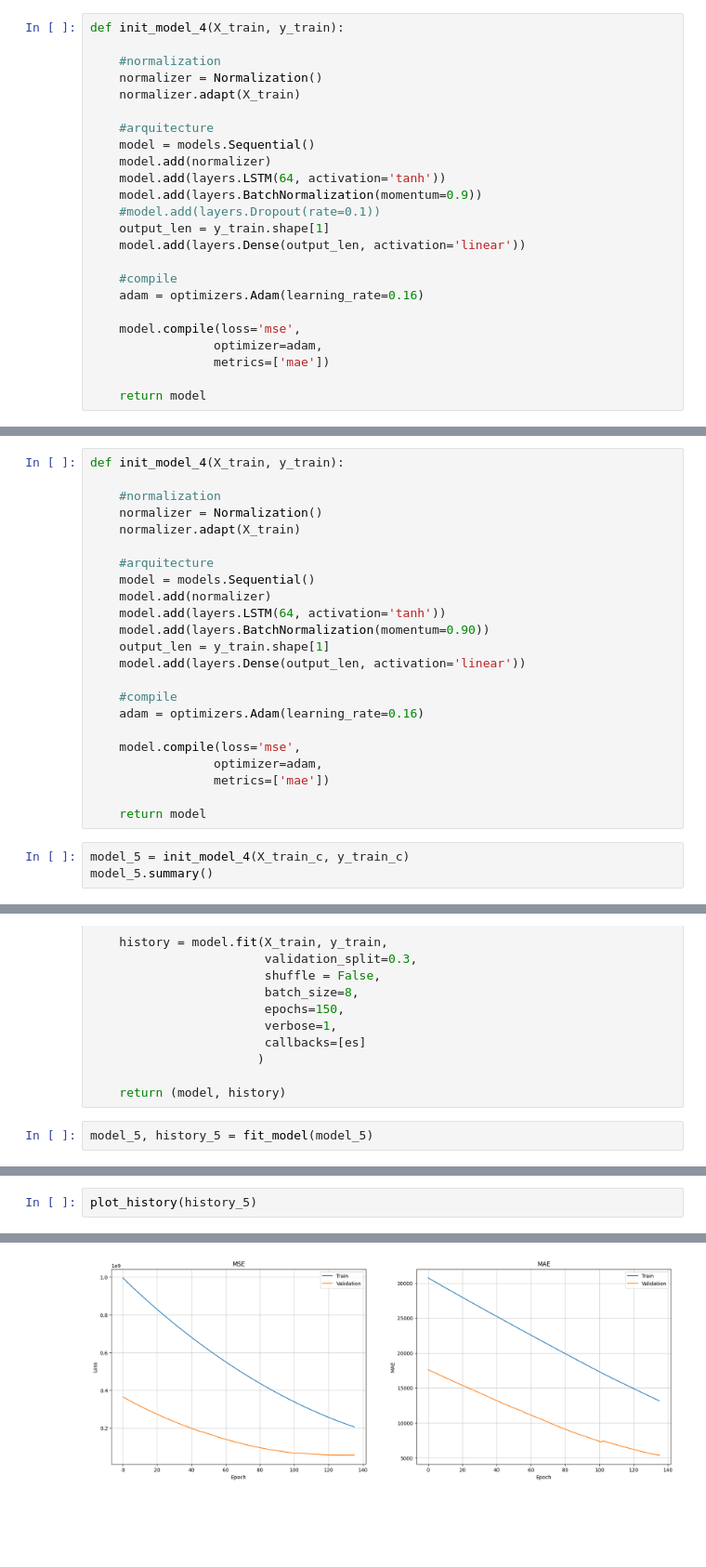
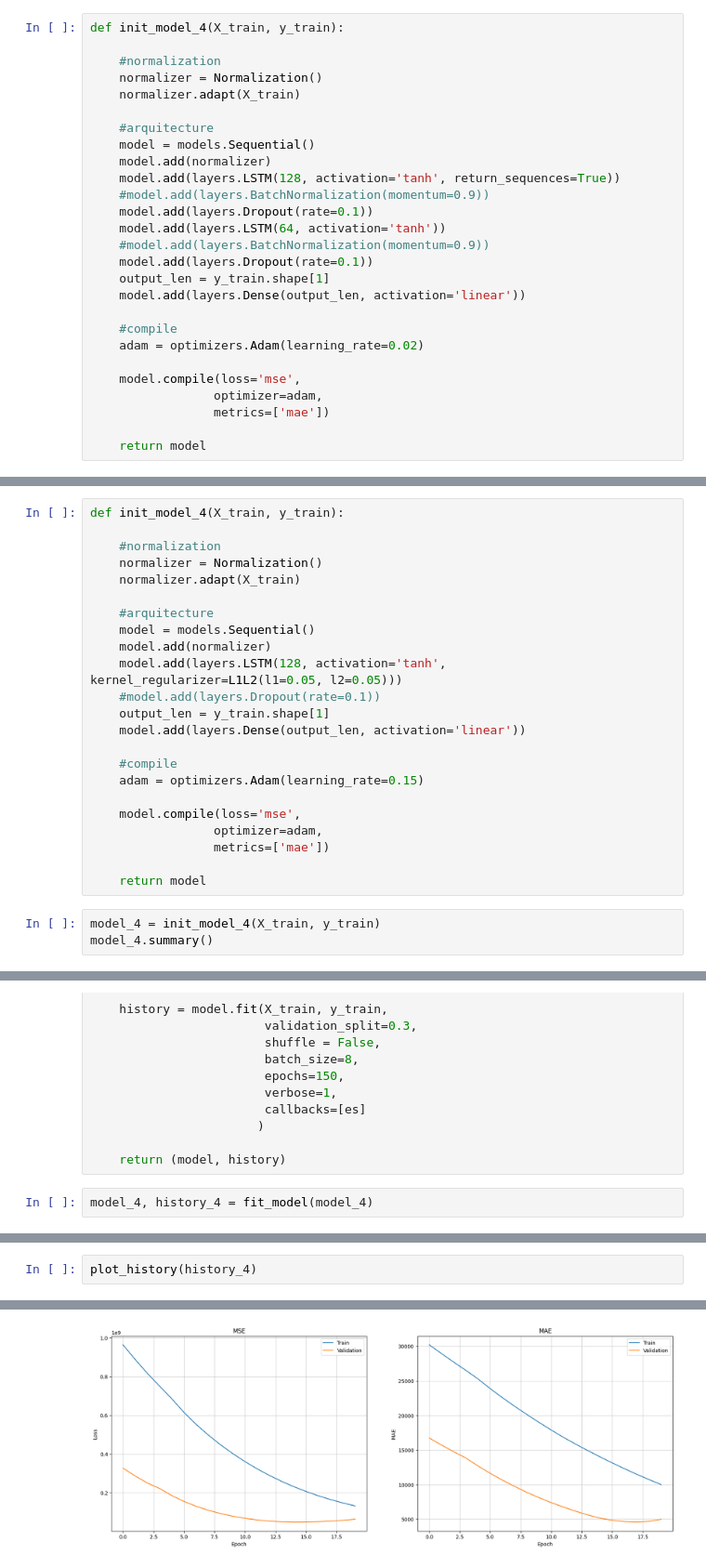
Before and after one commit to mattwagon/oil_production_prediction, a Jupyter notebook: notebooks/eduardo - rnn-model.ipynb, the cells around one changed output, grey strips where cells are left out. Shown at 93% size. Saved outputs shown, nothing was run; the diff lists cells and outputs as text; blank space fills up the shorter version.

Commit message:
Tried different RNN models but none seem to improve the performance

```diff
--- a/notebooks/eduardo - rnn-model.ipynb
+++ b/notebooks/eduardo - rnn-model.ipynb
@@ -722,14 +732,17 @@ def init_model_4(X_train, y_train):
     #arquitecture
     model = models.Sequential()
     model.add(normalizer)
+    model.add(layers.LSTM(128, activation='tanh', return_sequences=True))
+    #model.add(layers.BatchNormalization(momentum=0.9))
+    model.add(layers.Dropout(rate=0.1))
     model.add(layers.LSTM(64, activation='tanh'))
-    model.add(layers.BatchNormalization(momentum=0.9))
-    #model.add(layers.Dropout(rate=0.1))
+    #model.add(layers.BatchNormalization(momentum=0.9))
+    model.add(layers.Dropout(rate=0.1))
     output_len = y_train.shape[1]
     model.add(layers.Dense(output_len, activation='linear'))
 
     #compile
-    adam = optimizers.Adam(learning_rate=0.16)
+    adam = optimizers.Adam(learning_rate=0.02)
 
     model.compile(loss='mse',
                  optimizer=adam,
@@ -837,13 +854,13 @@ def init_model_4(X_train, y_train):
     #arquitecture
     model = models.Sequential()
     model.add(normalizer)
-    model.add(layers.LSTM(64, activation='tanh'))
-    model.add(layers.BatchNormalization(momentum=0.90))
+    model.add(layers.LSTM(128, activation='tanh', kernel_regularizer=L1L2(l1=0.05, l2=0.05)))
+    #model.add(layers.Dropout(rate=0.1))
     output_len = y_train.shape[1]
     model.add(layers.Dense(output_len, activation='linear'))
 
     #compile
-    adam = optimizers.Adam(learning_rate=0.16)
+    adam = optimizers.Adam(learning_rate=0.15)
 
     model.compile(loss='mse',
                  optimizer=adam,
@@ -851,6 +868,6 @@ def init_model_4(X_train, y_train):
 
     return model
 # %%
-model_5 = init_model_4(X_train_c, y_train_c)
-model_5.summary()
+model_4 = init_model_4(X_train, y_train)
+model_4.summary()
 # %% [output]
@@ -886,6 +903,6 @@ def fit_model(model):
 
     return (model, history)
 # %%
-model_5, history_5 = fit_model(model_5)
+model_4, history_4 = fit_model(model_4)
 # %% [output]
 Epoch 1/150
@@ -908,8 +925,8 @@ Epoch 136/150
 # %%
-plot_history(history_5)
+plot_history(history_4)
 # %% [output]
 array([<Axes: title={'center': 'MSE'}, xlabel='Epoch', ylabel='Loss'>,
        <Axes: title={'center': 'MAE'}, xlabel='Epoch', ylabel='MAE'>],
       dtype=object)
-[figure, old version]
+[figure, new version]
 # %%
```
Also changed, not shown: parts of 56 cells of this notebook.
